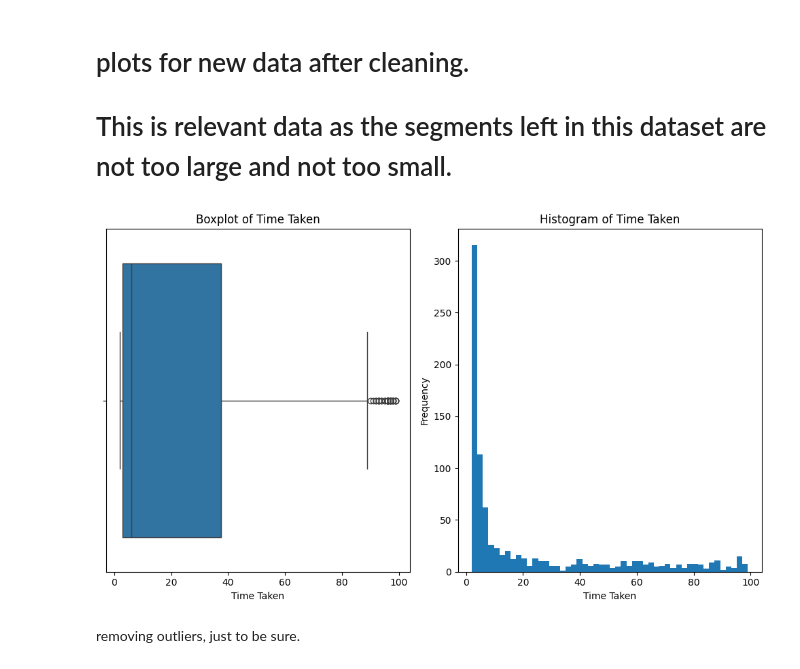
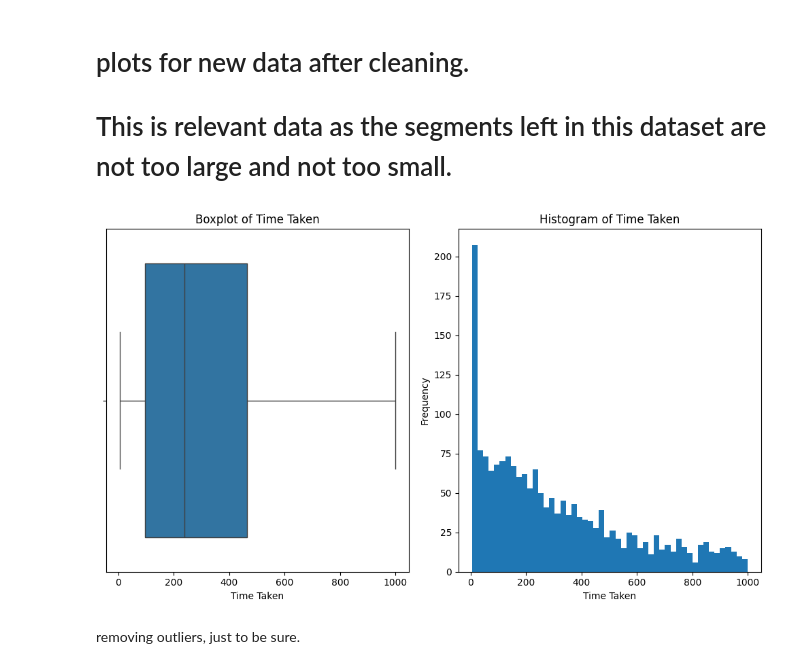
Before and after one commit to 0harjot0/ETA-prediction-at-a-segment-level, a Jupyter notebook: maps.ipynb, the cells around one changed output. Drawn from its saved outputs; the diff is of its cells as text; code cells hidden in the pictures.

```diff
--- a/maps.ipynb
+++ b/maps.ipynb
@@ -74,12 +73,11 @@ def haversine(lat1, lon1, lat2, lon2):
     dlon = math.radians(lon2 - lon1)
     a = math.sin(dlat / 2) ** 2 + math.cos(math.radians(lat1)) * math.cos(math.radians(lat2)) * math.sin(dlon / 2) ** 2
     c = 2 * math.atan2(math.sqrt(a), math.sqrt(1 - a))
-    distance = R * c * 1000  # Convert to meters
+    distance = R * c * 1000
     return distance
 
 data = []
 
-# Iterate over all nodes
 for node in root.findall('node'):
     user = node.get('user')
     if user:
@@ -120,7 +118,7 @@ for user, group in df_sorted.groupby('user'):
                 'initial_lon': initial_lon,
                 'final_lat': final_lat,
                 'final_lon': final_lon,
-                'time_taken': time_taken
+                'time_taken': time_taken,
             })
 
 df_result = pd.DataFrame(result_data)
@@ -159,23 +160,23 @@ plt.show()
 # plots for new data after cleaning.
 # This is relevant data as the segments left in this dataset are not too large and not too small.
 # %%
-df_result = df_result[df_result['time_taken'] >1]
-df_result = df_result[df_result['time_taken'] <100]
+df_result = df_result[df_result['time_taken'] >5]
+df_result = df_result[df_result['time_taken'] <1000]
 plt.figure(figsize=(10, 6))
 plt.subplot(1, 2, 1)
 sns.boxplot(x=df_result['time_taken'])
 plt.title('Boxplot of Time Taken')
 plt.xlabel('Time Taken')
 
 plt.subplot(1, 2, 2)
 plt.hist(df_result['time_taken'], bins=50)
 plt.title('Histogram of Time Taken')
 plt.xlabel('Time Taken')
 plt.ylabel('Frequency')
 
 plt.tight_layout()
 plt.show()
 # %% [output]
-[figure, old version]
+[figure, new version]
 # %% [markdown]
 removing outliers, just to be sure.
```
Also changed, not shown: parts of 15 cells of this notebook, 1 other file.
